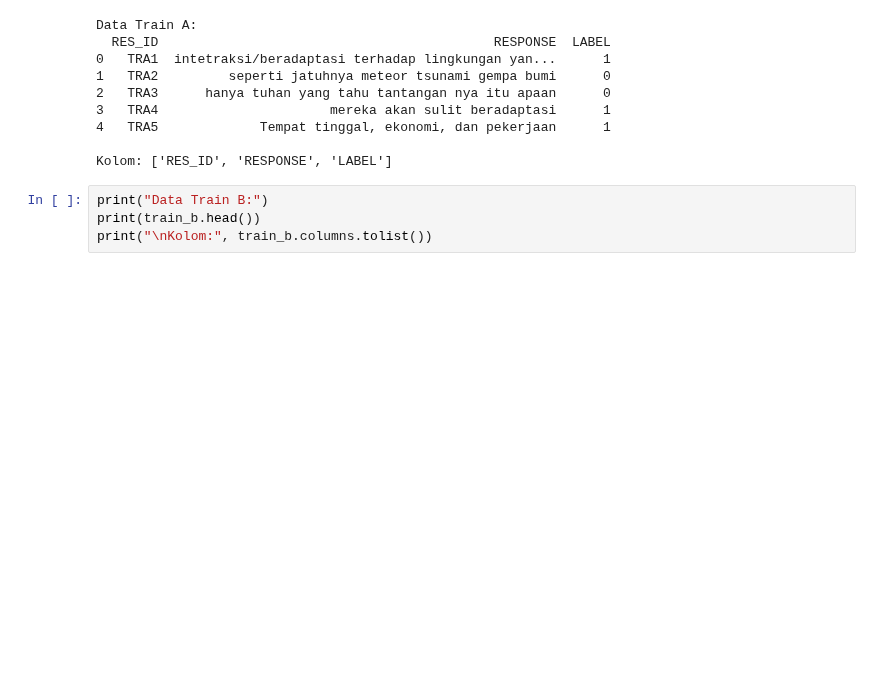
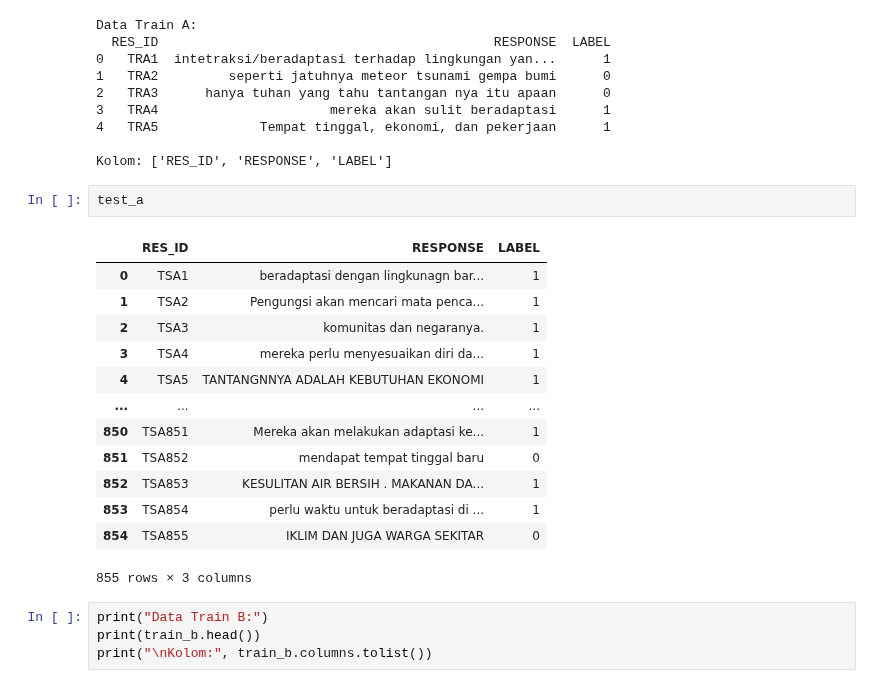
Before and after one commit to Vall-Here/nlp-essay-scoring-sentence-bert-project, a Jupyter notebook: Main/Main.ipynb, the cells around one changed output. Drawn from its saved outputs; the diff is of its cells as text; blank space fills up the shorter version.

```diff
--- a/Main/Main.ipynb
+++ b/Main/Main.ipynb
@@ -110,6 +70,22 @@ Data Train A:
 4   TRA5             Tempat tinggal, ekonomi, dan pekerjaan      1
 
 Kolom: ['RES_ID', 'RESPONSE', 'LABEL']
+# %%
+test_a
+# %% [output]
+|  | RES_ID | RESPONSE | LABEL |
+| 0 | TSA1 | beradaptasi dengan lingkunagn bar... | 1 |
+| 1 | TSA2 | Pengungsi akan mencari mata penca... | 1 |
+| 2 | TSA3 | komunitas dan negaranya. | 1 |
+| 3 | TSA4 | mereka perlu menyesuaikan diri da... | 1 |
+| 4 | TSA5 | TANTANGNNYA ADALAH KEBUTUHAN EKONOMI | 1 |
+| ... | ... | ... | ... |
+| 850 | TSA851 | Mereka akan melakukan adaptasi ke... | 1 |
+| 851 | TSA852 | mendapat tempat tinggal baru | 0 |
+| 852 | TSA853 | KESULITAN AIR BERSIH . MAKANAN DA... | 1 |
+| 853 | TSA854 | perlu waktu untuk beradaptasi di ... | 1 |
+| 854 | TSA855 | IKLIM DAN JUGA WARGA SEKITAR | 0 |
+855 rows × 3 columns
 # %%
 print("Data Train B:")
 print(train_b.head())
```
Also changed, not shown: parts of 28 cells of this notebook.
